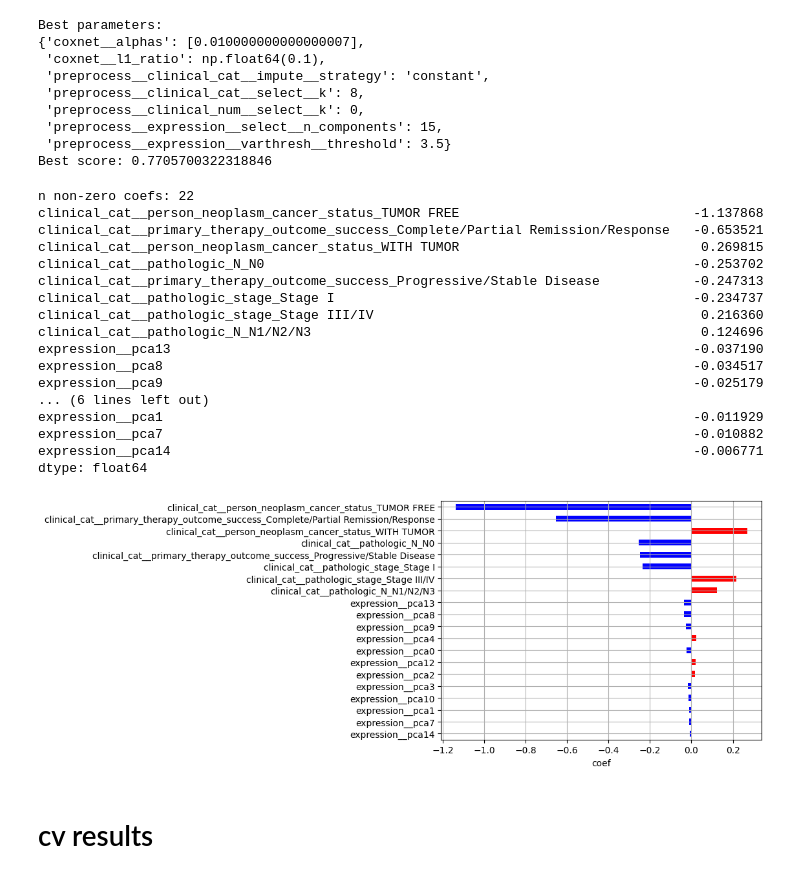
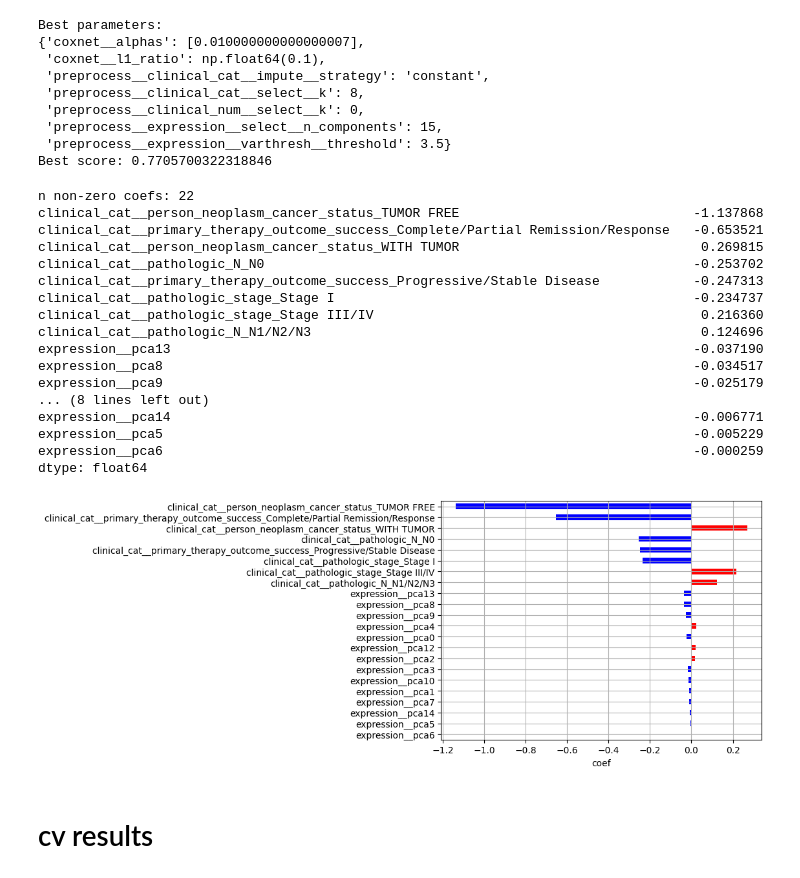
Before and after one commit to dkidney/analyses, a Jupyter notebook: 20251103_tcga_luad_survival_analysis/04_1_coxnet_pca.ipynb, the cells around one changed output. Drawn from its saved outputs; the diff is of its cells as text; code cells hidden in the pictures.

```diff
--- a/20251103_tcga_luad_survival_analysis/04_1_coxnet_pca.ipynb
+++ b/20251103_tcga_luad_survival_analysis/04_1_coxnet_pca.ipynb
@@ -144,8 +166,8 @@ cachedir = "./.cache"
 memory = Memory(location=cachedir, verbose=0)
 
 clinical_cat_pipe = Pipeline([
-    ('impute', SimpleImputer(strategy='constant', fill_value='~OTHER')),
-    ('encode', OneHotEncoder(drop='if_binary', sparse_output=False)),
+    ('impute', SimpleImputer(strategy='constant', fill_value='MISSING')),
+    ('encode', OneHotEncoder(drop='if_binary', sparse_output=False, handle_unknown='ignore')),
     ('varthresh', VarianceThreshold(threshold=0.01)),
     ('select', SelectKBest(fit_and_score_features, k=5))
 ])
@@ -283,7 +305,7 @@ best_coefs = pd.Series(
 best_coefs_non_zero = best_coefs[best_coefs != 0]
 best_coefs_non_zero = best_coefs_non_zero[best_coefs_non_zero.abs().sort_values(ascending=False).index]
 print(f'n non-zero coefs: {len(best_coefs_non_zero)}')
-print(best_coefs_non_zero[:20])
+print(best_coefs_non_zero[:100])
 # %% [output]
 n non-zero coefs: 22
 clinical_cat__person_neoplasm_cancer_status_TUMOR FREE                              -1.137868
@@ -297,26 +319,26 @@ clinical_cat__pathologic_N_N1/N2/N3
 expression__pca13                                                                   -0.037190
 expression__pca8                                                                    -0.034517
 expression__pca9                                                                    -0.025179
-... (6 lines left out)
-expression__pca1                                                                    -0.011929
-expression__pca7                                                                    -0.010882
+... (8 lines left out)
 expression__pca14                                                                   -0.006771
+expression__pca5                                                                    -0.005229
+expression__pca6                                                                    -0.000259
 dtype: float64
 # %%
-max_n_coefs = 20
+max_n_coefs = 50
 if len(best_coefs_non_zero) > 0:
     _ = deepcopy(best_coefs_non_zero)
     if len(_) > max_n_coefs:
         _ = _[:max_n_coefs]
     _ = _[::-1]
     ax = _.plot.barh(
         legend=False,
         color = (_ > 0).map({True: 'red', False: 'blue'}),
     )
     ax.set_xlabel("coef")
     ax.grid(True)
 # %% [output]
-[figure, old version]
+[figure, new version]
 # %% [markdown]
 # cv results
 # %%
```
Also changed, not shown: parts of 6 cells of this notebook, 1 other file.
